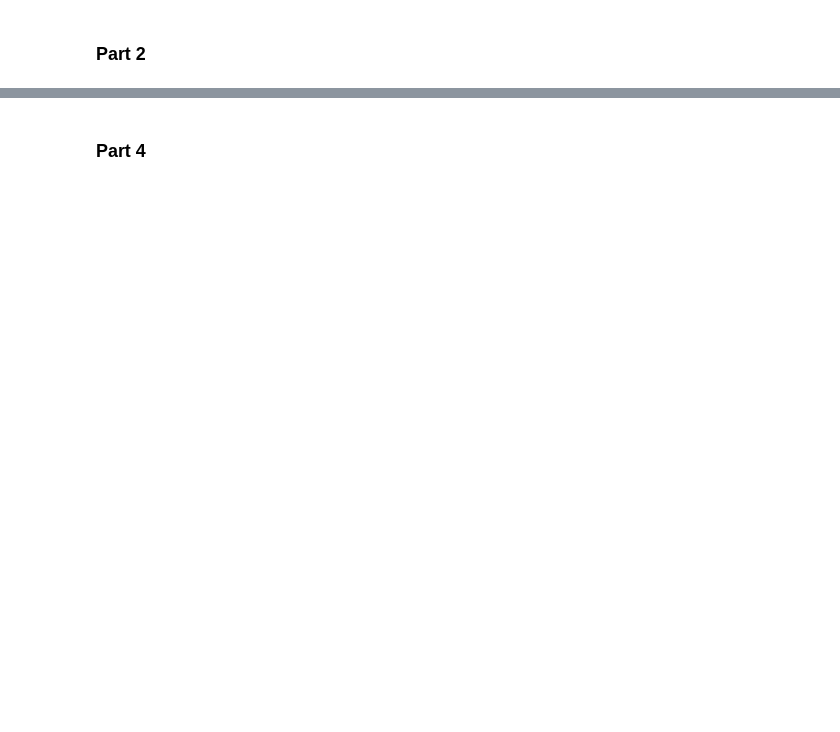
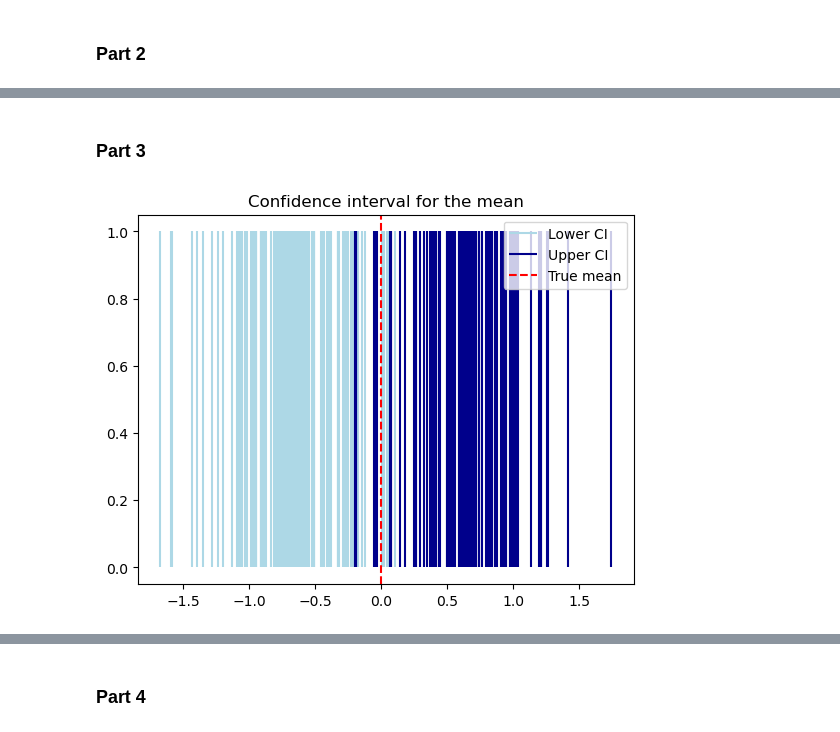
Before and after one commit to s224399/Stoc_sim_2k26, a Jupyter notebook: Exercises(week_1)/Hand_in/Excercise3.ipynb, the cells around one changed output, grey strips where cells are left out. Saved outputs shown, nothing was run; the diff lists cells and outputs as text; code cells hidden in the pictures; blank space fills up the shorter version.

```diff
--- a/Exercises(week_1)/Hand_in/Excercise3.ipynb
+++ b/Exercises(week_1)/Hand_in/Excercise3.ipynb
@@ -55,0 +125,2 @@ print(V_true, V_sample)
+# %% [markdown]
+### Part 3
@@ -55,0 +167,11 @@ print(V_true, V_sample)
+# %%
+# MEAN CONFIDENCE INTERVAL
+plt.vlines(MEAN_CI[:,0],0,1,color="lightblue", label="Lower CI")
+plt.vlines(MEAN_CI[:,1],0,1,color="darkblue", label="Upper CI")
+
+plt.axvline(0, color='red', linestyle='--', label="True mean")  # true mean
+plt.title("Confidence interval for the mean")
+plt.legend()
+plt.show()
+# %% [output]
+[figure, added]
```
Also changed, not shown: parts of 17 cells of this notebook, 4 other files.
